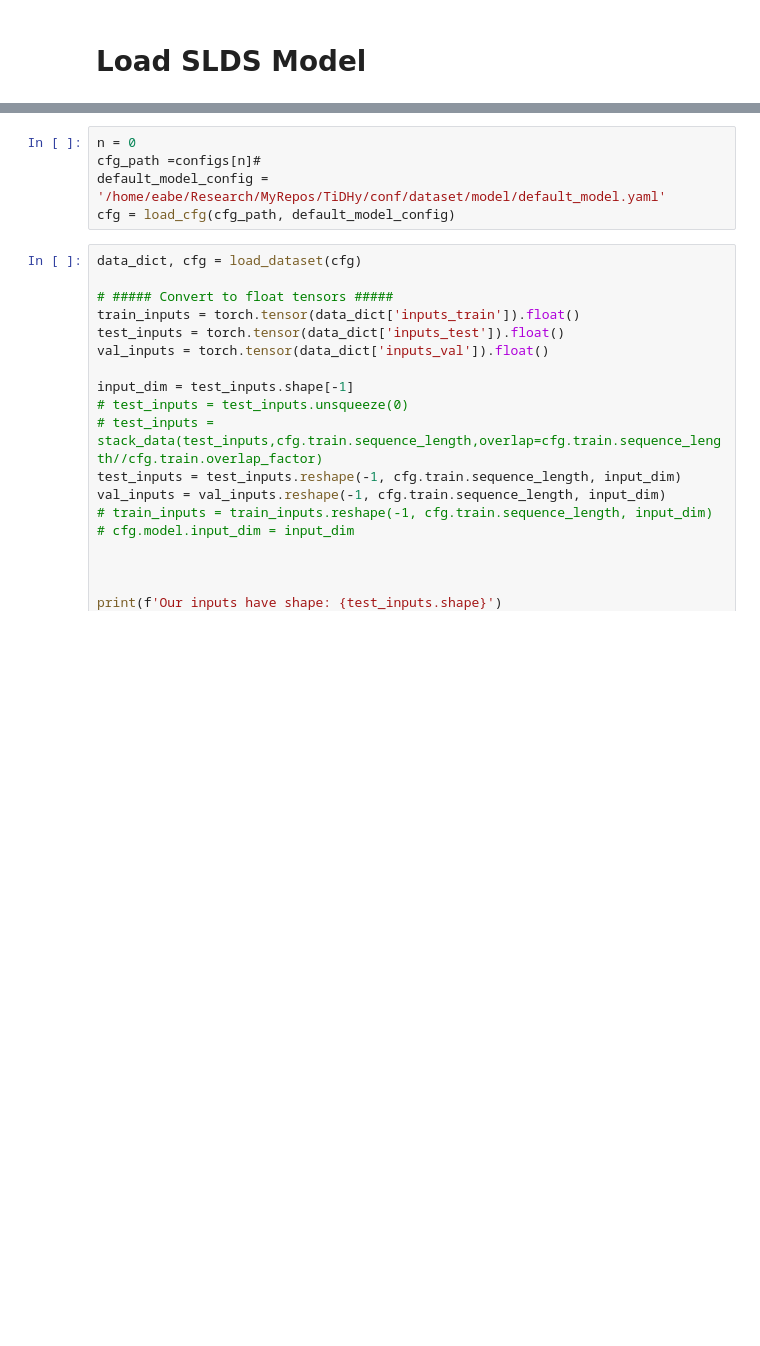
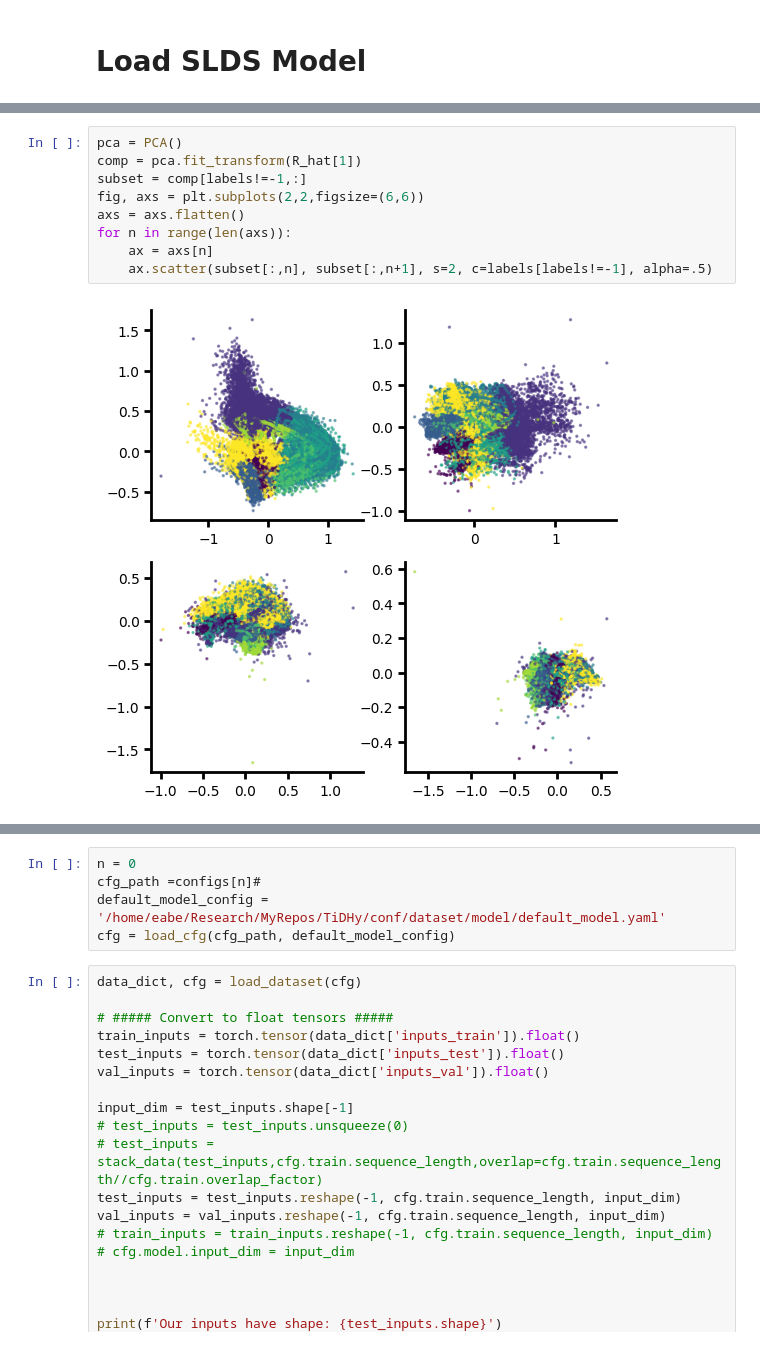
Before and after one commit to elliottabe/TiDHy, a Jupyter notebook: TiDHy_Figures_revision01.ipynb, the cells around one changed output, grey strips where cells are left out. Cells and saved outputs as stored; diff of their text form; blank space fills up the shorter version.

```diff
--- a/TiDHy_Figures_revision01.ipynb
+++ b/TiDHy_Figures_revision01.ipynb
@@ -154,3 +441,14 @@ KeyboardInterrupt:
+# %%
+pca = PCA()
+comp = pca.fit_transform(R_hat[1])
+subset = comp[labels!=-1,:]
+fig, axs = plt.subplots(2,2,figsize=(6,6))
+axs = axs.flatten()
+for n in range(len(axs)):
+    ax = axs[n]
+    ax.scatter(subset[:,n], subset[:,n+1], s=2, c=labels[labels!=-1], alpha=.5)
+# %% [output]
+[figure, added]
 # %%
 dataset = 'SLDS'
 version = 'r2_orth_long'
```
Also changed, not shown: parts of 87 cells of this notebook, 48 other files.
